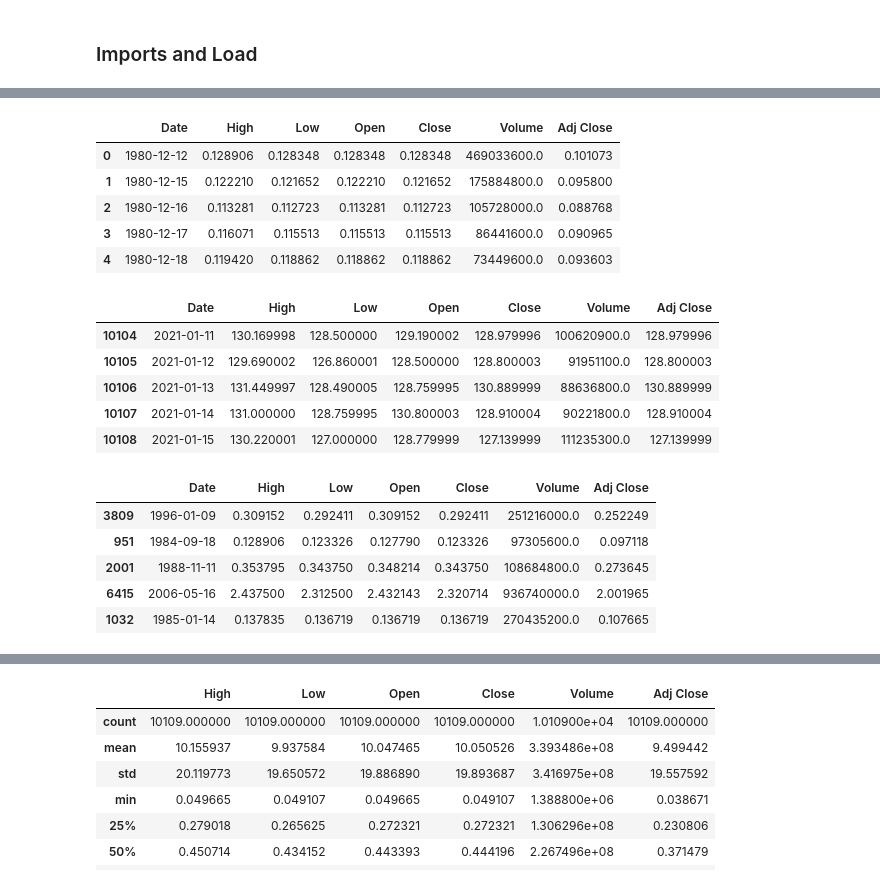
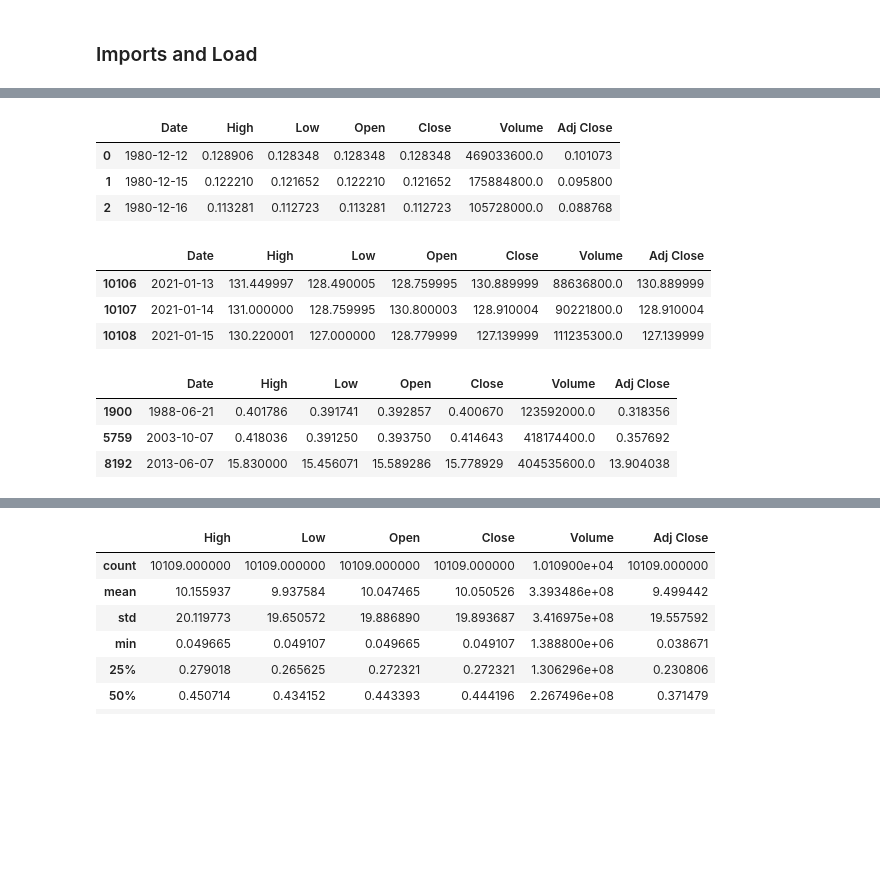
Before and after one commit to yuchild/tech_stocks_with_pandas, a Jupyter notebook: eda.ipynb, the cells around one changed output, grey strips where cells are left out. Saved outputs shown, nothing was run; the diff lists cells and outputs as text; code cells hidden in the pictures; blank space fills up the shorter version.

```diff
--- a/eda.ipynb
+++ b/eda.ipynb
@@ -88,32 +80,26 @@ aapl_web = web.DataReader('aapl'
                           , start = '12/12/1980'
                          ).reset_index()
 # %%
-aapl_web.head(5)
+aapl_web.head(3)
 # %% [output]
 |  | Date | High | Low | Open | Close | Volume | Adj Close |
 | 0 | 1980-12-12 | 0.128906 | 0.128348 | 0.128348 | 0.128348 | 469033600.0 | 0.101073 |
 | 1 | 1980-12-15 | 0.122210 | 0.121652 | 0.122210 | 0.121652 | 175884800.0 | 0.095800 |
 | 2 | 1980-12-16 | 0.113281 | 0.112723 | 0.113281 | 0.112723 | 105728000.0 | 0.088768 |
-| 3 | 1980-12-17 | 0.116071 | 0.115513 | 0.115513 | 0.115513 | 86441600.0 | 0.090965 |
-| 4 | 1980-12-18 | 0.119420 | 0.118862 | 0.118862 | 0.118862 | 73449600.0 | 0.093603 |
 # %%
-aapl_web.tail(5)
+aapl_web.tail(3)
 # %% [output]
 |  | Date | High | Low | Open | Close | Volume | Adj Close |
-| 10104 | 2021-01-11 | 130.169998 | 128.500000 | 129.190002 | 128.979996 | 100620900.0 | 128.979996 |
-| 10105 | 2021-01-12 | 129.690002 | 126.860001 | 128.500000 | 128.800003 | 91951100.0 | 128.800003 |
 | 10106 | 2021-01-13 | 131.449997 | 128.490005 | 128.759995 | 130.889999 | 88636800.0 | 130.889999 |
 | 10107 | 2021-01-14 | 131.000000 | 128.759995 | 130.800003 | 128.910004 | 90221800.0 | 128.910004 |
 | 10108 | 2021-01-15 | 130.220001 | 127.000000 | 128.779999 | 127.139999 | 111235300.0 | 127.139999 |
 # %%
-aapl_web.sample(5)
+aapl_web.sample(3)
 # %% [output]
 |  | Date | High | Low | Open | Close | Volume | Adj Close |
-| 3809 | 1996-01-09 | 0.309152 | 0.292411 | 0.309152 | 0.292411 | 251216000.0 | 0.252249 |
-| 951 | 1984-09-18 | 0.128906 | 0.123326 | 0.127790 | 0.123326 | 97305600.0 | 0.097118 |
-| 2001 | 1988-11-11 | 0.353795 | 0.343750 | 0.348214 | 0.343750 | 108684800.0 | 0.273645 |
-| 6415 | 2006-05-16 | 2.437500 | 2.312500 | 2.432143 | 2.320714 | 936740000.0 | 2.001965 |
-| 1032 | 1985-01-14 | 0.137835 | 0.136719 | 0.136719 | 0.136719 | 270435200.0 | 0.107665 |
+| 1900 | 1988-06-21 | 0.401786 | 0.391741 | 0.392857 | 0.400670 | 123592000.0 | 0.318356 |
+| 5759 | 2003-10-07 | 0.418036 | 0.391250 | 0.393750 | 0.414643 | 418174400.0 | 0.357692 |
+| 8192 | 2013-06-07 | 15.830000 | 15.456071 | 15.589286 | 15.778929 | 404535600.0 | 13.904038 |
 # %%
 aapl_web.info()
 # %% [output]
```
Also changed, not shown: parts of 15 cells of this notebook.
